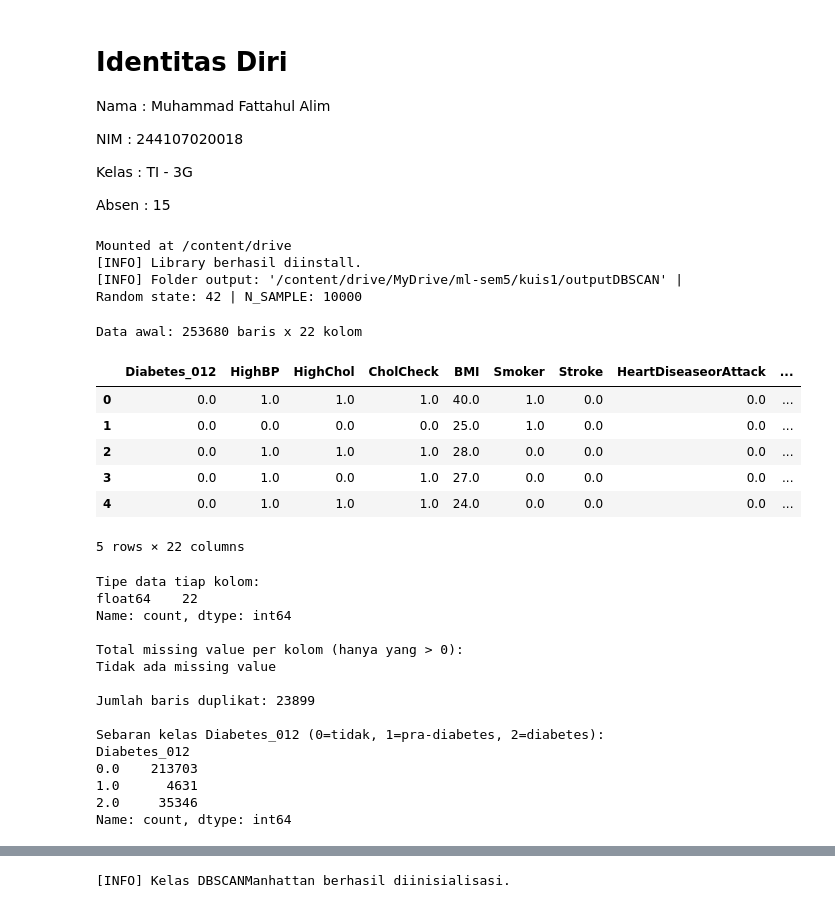
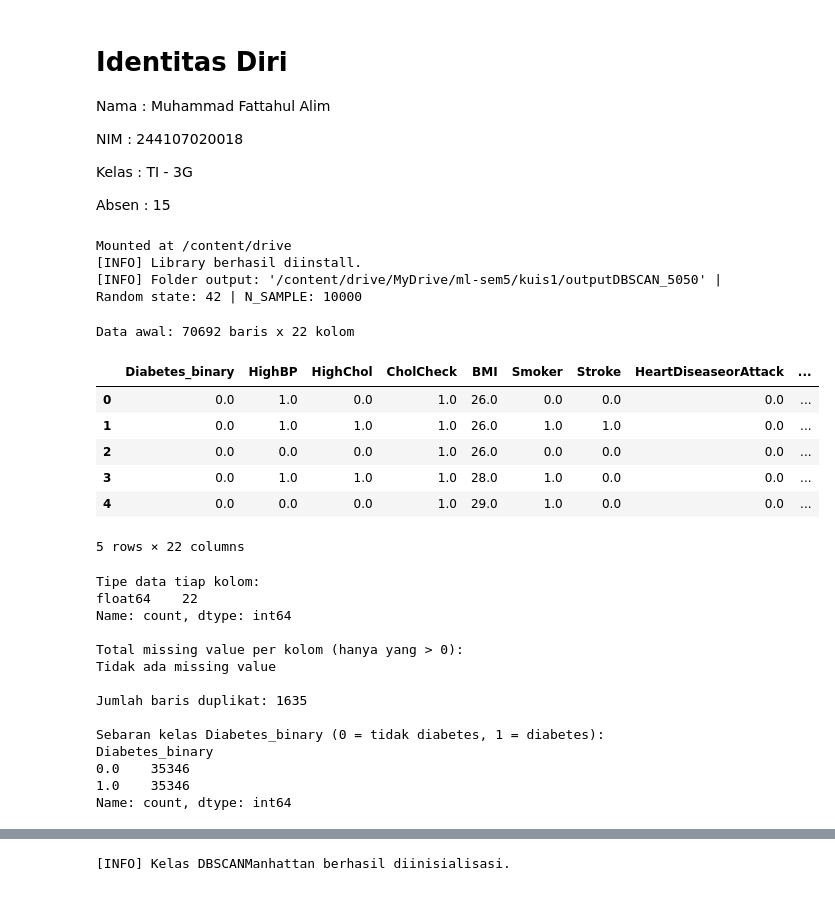
Before and after one commit to FattahulAlim/Machine_Learning_Sem5, a Jupyter notebook: kuis1/DBSCAN_Manhattan.ipynb, the cells around one changed output, grey strips where cells are left out. Cells and saved outputs as stored; diff of their text form; code cells hidden in the pictures.

```diff
--- a/kuis1/DBSCAN_Manhattan.ipynb
+++ b/kuis1/DBSCAN_Manhattan.ipynb
@@ -8,7 +8,7 @@ Kelas : TI - 3G
 
 Absen : 15
 # %%
-# import library & setting
+# import library dan setting
 import os
 import time
 import warnings
@@ -39,11 +39,11 @@ plt.rcParams['font.sans-serif'] = 'DejaVu Sans'
 plt.rcParams['figure.dpi'] = 120
 
 METRIC = 'manhattan'
-N_SAMPLE = 10000   # DBSCAN manual dijalankan pada sampel agar muat di RAM Colab
 RANDOM_STATE = 42
+N_SAMPLE = 10000   # jumlah data yang sama untuk semua notebook (K-Means dan DBSCAN)
 np.random.seed(RANDOM_STATE)
 
-OUTPUT_DIR = "/content/drive/MyDrive/ml-sem5/kuis1/outputDBSCAN"
+OUTPUT_DIR = "/content/drive/MyDrive/ml-sem5/kuis1/outputDBSCAN_5050"
 os.makedirs(OUTPUT_DIR, exist_ok=True)
 
 print("[INFO] Library berhasil diinstall.")
@@ -51,20 +51,21 @@ print(f"[INFO] Folder output: '{OUTPUT_DIR}' | Random state: {RANDOM_STATE} | N_
 # %% [output]
 Mounted at /content/drive
 [INFO] Library berhasil diinstall.
-[INFO] Folder output: '/content/drive/MyDrive/ml-sem5/kuis1/outputDBSCAN' | Random state: 42 | N_SAMPLE: 10000
+[INFO] Folder output: '/content/drive/MyDrive/ml-sem5/kuis1/outputDBSCAN_5050' | Random state: 42 | N_SAMPLE: 10000
 # %%
 # load dataset
-df_raw = pd.read_csv('/content/drive/MyDrive/ml-sem5/kuis1/dataset/diabetes_012_health_indicators_BRFSS2015.csv')
+DATASET_PATH = '/content/drive/MyDrive/ml-sem5/kuis1/dataset/diabetes_binary_5050split_health_indicators_BRFSS2015.csv'
+df_raw = pd.read_csv(DATASET_PATH)
 print(f"Data awal: {df_raw.shape[0]} baris x {df_raw.shape[1]} kolom")
 df_raw.head()
 # %% [output]
-Data awal: 253680 baris x 22 kolom
+Data awal: 70692 baris x 22 kolom
-|  | Diabetes_012 | HighBP | HighChol | CholCheck | BMI | Smoker | Stroke | HeartDiseaseorAttack | ... |
-| 0 | 0.0 | 1.0 | 1.0 | 1.0 | 40.0 | 1.0 | 0.0 | 0.0 | ... |
-| 1 | 0.0 | 0.0 | 0.0 | 0.0 | 25.0 | 1.0 | 0.0 | 0.0 | ... |
-| 2 | 0.0 | 1.0 | 1.0 | 1.0 | 28.0 | 0.0 | 0.0 | 0.0 | ... |
-| 3 | 0.0 | 1.0 | 0.0 | 1.0 | 27.0 | 0.0 | 0.0 | 0.0 | ... |
-| 4 | 0.0 | 1.0 | 1.0 | 1.0 | 24.0 | 0.0 | 0.0 | 0.0 | ... |
+|  | Diabetes_binary | HighBP | HighChol | CholCheck | BMI | Smoker | Stroke | HeartDiseaseorAttack | ... |
+| 0 | 0.0 | 1.0 | 0.0 | 1.0 | 26.0 | 0.0 | 0.0 | 0.0 | ... |
+| 1 | 0.0 | 1.0 | 1.0 | 1.0 | 26.0 | 1.0 | 1.0 | 0.0 | ... |
+| 2 | 0.0 | 0.0 | 0.0 | 1.0 | 26.0 | 0.0 | 0.0 | 0.0 | ... |
+| 3 | 0.0 | 1.0 | 1.0 | 1.0 | 28.0 | 1.0 | 0.0 | 0.0 | ... |
+| 4 | 0.0 | 0.0 | 0.0 | 1.0 | 29.0 | 1.0 | 0.0 | 0.0 | ... |
 5 rows × 22 columns
 # %%
 # cek data awal
@@ -77,8 +78,8 @@ print(missing[missing > 0] if missing.sum() > 0 else "Tidak ada missing value")
 
 print(f"\nJumlah baris duplikat: {df_raw.duplicated().sum()}")
 
-print("\nSebaran kelas Diabetes_012 (0=tidak, 1=pra-diabetes, 2=diabetes):")
-print(df_raw['Diabetes_012'].value_counts().sort_index())
+print("\nSebaran kelas Diabetes_binary (0 = tidak diabetes, 1 = diabetes):")
+print(df_raw['Diabetes_binary'].value_counts().sort_index())
 # %% [output]
 Tipe data tiap kolom:
 float64    22
@@ -87,13 +88,12 @@ Name: count, dtype: int64
 Total missing value per kolom (hanya yang > 0):
 Tidak ada missing value
 
-Jumlah baris duplikat: 23899
+Jumlah baris duplikat: 1635
 
-Sebaran kelas Diabetes_012 (0=tidak, 1=pra-diabetes, 2=diabetes):
-Diabetes_012
-0.0    213703
-1.0      4631
-2.0     35346
+Sebaran kelas Diabetes_binary (0 = tidak diabetes, 1 = diabetes):
+Diabetes_binary
+0.0    35346
+1.0    35346
 Name: count, dtype: int64
 # %%
 # preprocessing + sampling
```
Also changed, not shown: parts of 12 cells of this notebook, 52 other files.
